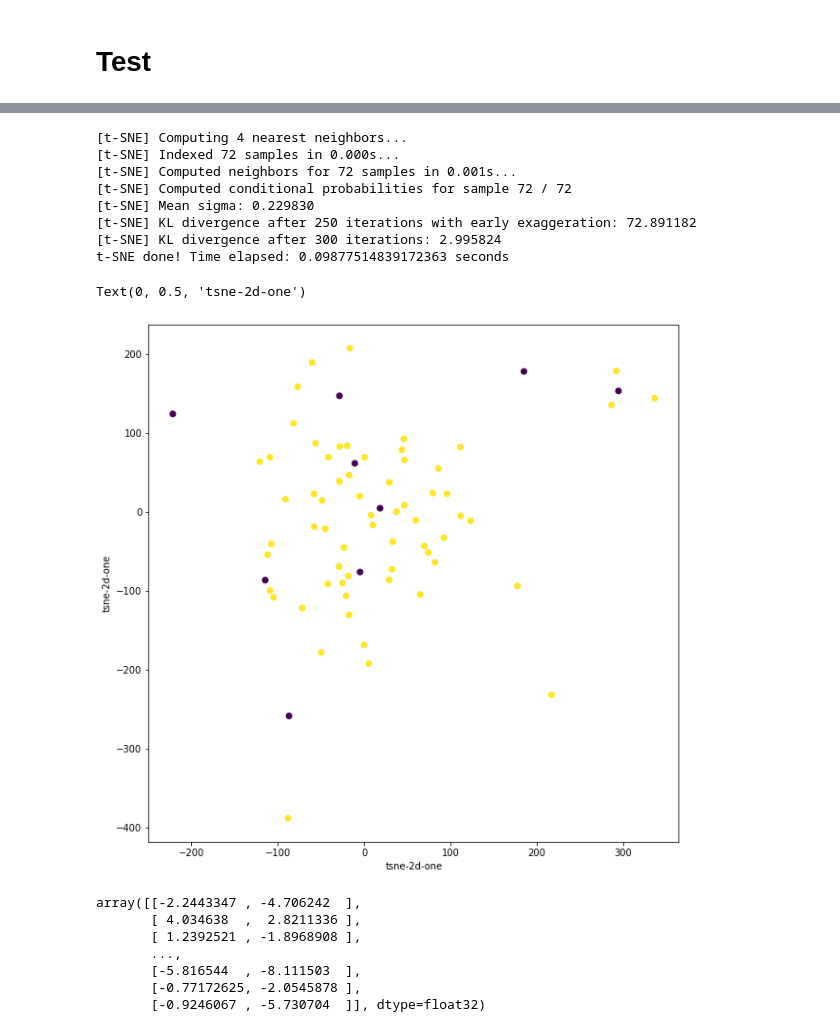
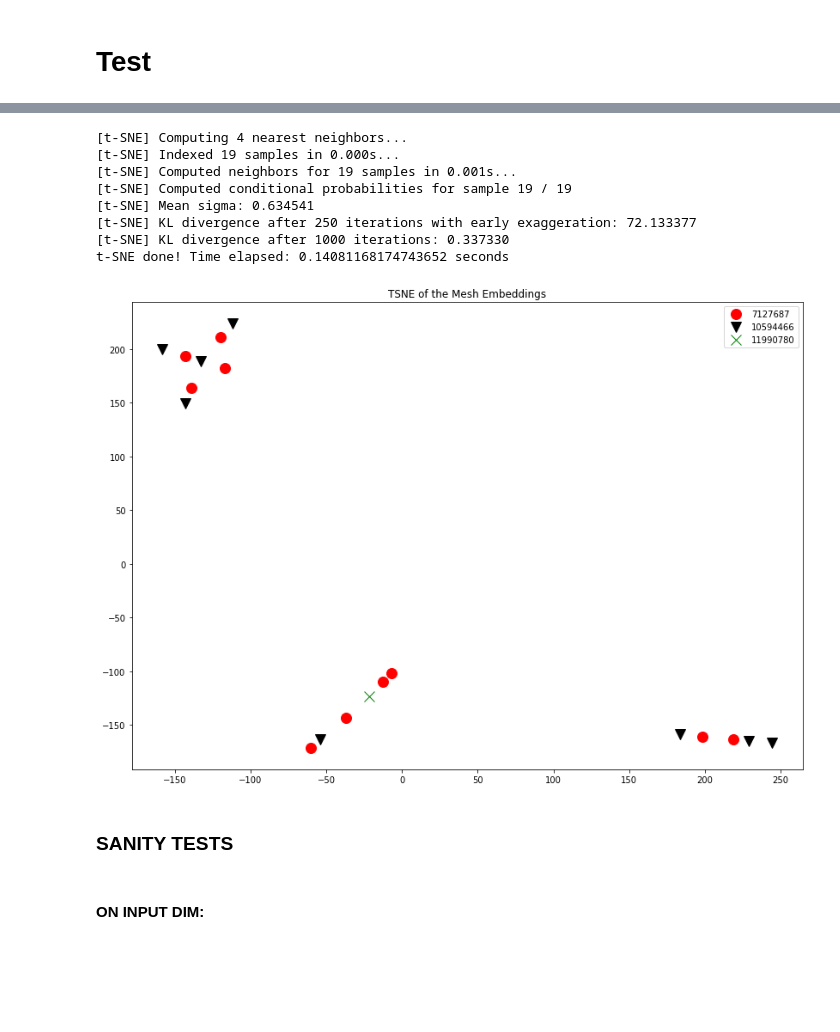
Before and after one commit to ShaulSolomon/academix-ydata-project-truncated, a Jupyter notebook: code/5_vae.ipynb, the cells around one changed output, grey strips where cells are left out. Drawn from its saved outputs; the diff is of its cells as text; code cells hidden in the pictures; blank space fills up the shorter version.

```diff
--- a/code/5_vae.ipynb
+++ b/code/5_vae.ipynb
@@ -330,4 +346,5 @@ len(bottle_neck)
 # %%
-test_set = ToyDS(df[df.PI_IDS.isin(selection)])
+train_vae = train_set.__getvae__()
+test_set = ToyDS(df, selection,train_vae)
 test_loader=DataLoader(dataset= test_set, batch_size = batch_size, shuffle = True, num_workers = num_workers)
 # %% [output]
@@ -351,7 +359,17 @@ MESH NAME NOT FOUND: Male
 # %%
 bottle_neck=[]
-for batch_idx, (data, _) in enumerate(test_loader):
+recon_batchs = []
+for batch_idx, data in enumerate(test_loader):
             data = data.to(device, dtype=torch.float32)
             optimizer.zero_grad()
-            recon_batch, mu, logvar, z= model(data)
-            bottle_neck.extend(z.detach().numpy())
+            recon_batch, mu, logvar, _= model(data)
+            if cuda:
+                bottle_neck.extend(mu.cpu().detach().numpy())
+                recon_batchs.extend(recon_batch.cpu().detach().numpy())
+            else:
+                bottle_neck.extend(mu.detach().numpy())
+                recon_batchs.extend(recon_batch.detach().numpy())
+bottle_neck = np.array(bottle_neck)
+recon_batchs = np.array(recon_batchs)
+print(bottle_neck.shape)
+print(recon_batchs.shape)
@@ -385,38 +379,41 @@ import time
 # %%
-ds=np.array(bottle_neck)
 time_start = time.time()
-tsne = TSNE(n_components=2, verbose=1, perplexity=1, n_iter=300)
-tsne_results = tsne.fit_transform(ds)
+tsne = TSNE(n_components=2, verbose=1, perplexity=1, n_iter=1000,random_state=42)
+tsne_results = tsne.fit_transform(bottle_neck)
 print('t-SNE done! Time elapsed: {} seconds'.format(time.time()-time_start))
 # %% [output]
 [t-SNE] Computing 4 nearest neighbors...
-[t-SNE] Indexed 72 samples in 0.000s...
-[t-SNE] Computed neighbors for 72 samples in 0.001s...
-[t-SNE] Computed conditional probabilities for sample 72 / 72
-[t-SNE] Mean sigma: 0.229830
-[t-SNE] KL divergence after 250 iterations with early exaggeration: 72.891182
-[t-SNE] KL divergence after 300 iterations: 2.995824
-t-SNE done! Time elapsed: 0.09877514839172363 seconds
+[t-SNE] Indexed 19 samples in 0.000s...
+[t-SNE] Computed neighbors for 19 samples in 0.001s...
+[t-SNE] Computed conditional probabilities for sample 19 / 19
+[t-SNE] Mean sigma: 0.634541
+[t-SNE] KL divergence after 250 iterations with early exaggeration: 72.133377
+[t-SNE] KL divergence after 1000 iterations: 0.337330
+t-SNE done! Time elapsed: 0.14081168174743652 seconds
 # %%
 df_subset=pd.DataFrame()
 df_subset['tsne-2d-one'] = tsne_results[:,0]
 df_subset['tsne-2d-two'] = tsne_results[:,1]
-df_subset['PI'] = PI_lst
+df_subset['PI'] = list(df[df['last_author_name'].isin(selection)]["PI_IDS"])
-# %%
-plt.figure(figsize=(10,10))
-plt.scatter(df_subset['tsne-2d-one'],df_subset['tsne-2d-two'],c=df_subset['PI'])
-plt.xlabel('tsne-2d-one')
-plt.ylabel('tsne-2d-one')
-# %% [output]
-Text(0, 0.5, 'tsne-2d-one')
-[figure, removed]
-# %%
-tsne_results
-# %% [output]
-array([[-2.2443347 , -4.706242  ],
-       [ 4.034638  ,  2.8211336 ],
-       [ 1.2392521 , -1.8968908 ],
-       ...,
-       [-5.816544  , -8.111503  ],
-       [-0.77172625, -2.0545878 ],
-       [-0.9246067 , -5.730704  ]], dtype=float32)
+# %%
+groups = df_subset.groupby('PI')
+markers = ['o','v',"x"]
+colors = ["red","black","green"]
+# Plot
+fig, ax = plt.subplots(figsize=(14,10))
+
+ax.margins(0.05) # Optional, just adds 5% padding to the autoscaling
+for i, (name, group) in enumerate(groups):
+    ax.set_title("TSNE of the Mesh Embeddings")
+    ax.plot(group['tsne-2d-one'], group['tsne-2d-two'], marker=markers[i], linestyle='', ms=12, label=name, color=colors[i])
+ax.legend()
+plt.show()
+fig.tight_layout();
+
+# fig.savefig('code/img/TSNE_Plots/mesh.png', bbox_inches='tight')
+# %% [output]
+[figure, added]
+# %% [markdown]
+### SANITY TESTS
+# %% [markdown]
+#### ON INPUT DIM:
```
Also changed, not shown: parts of 48 cells of this notebook, 3 other files.
